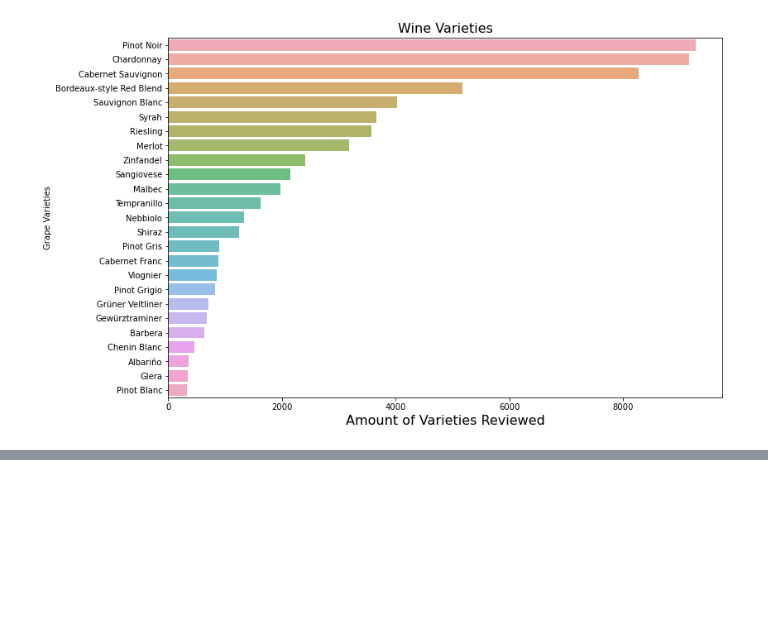
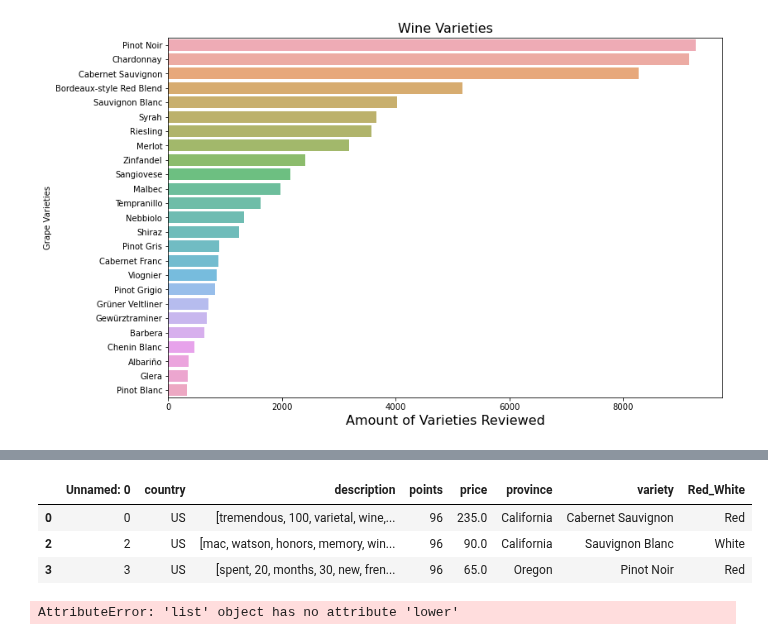
Before and after one commit to ascott011/Wine_Prediction, a Jupyter notebook: Capstone_2.ipynb, the cells around one changed output, grey strips where cells are left out. Cells and saved outputs as stored; diff of their text form; code cells hidden in the pictures; blank space fills up the shorter version.

```diff
--- a/Capstone_2.ipynb
+++ b/Capstone_2.ipynb
@@ -279,0 +275,34 @@ stop.update(extras)
+# %%
+#begin NLP process by making all lowercase
+# for i, words in enumerate(new_df['description']):
+#     new_df['description'][i] = words.lower()
+new_df['description'] = [words.lower() for words in new_df['description']]
+# %%
+#tokenize
+# for i,words in enumerate(new_df['description']):
+#     new_df['description'][i] = word_tokenize(words)
+
+new_df['description'] = [word_tokenize(words) for words in new_df['description']]
+# %%
+#strip punctuation
+pt = string.punctuation
+# for i,words in enumerate(new_df['description']):
+#     new_df['description'][i] = [word for word in words if not word in pt]
+
+new_df['description'] = [[word for word in words if not word in pt] for words in new_df['description']]
+# %%
+#removing stop words
+
+extras = ['red', 'white', 'Cabernet Sauvignon', 'Sauvignon Blanc', 'Pinot Noir',
+       'Chardonnay', 'Tempranillo', 'Malbec', 'Syrah', 'Sangiovese',
+       'Riesling', 'Nebbiolo', 'Pinot Gris', 'Glera', 'Viognier',
+       'Pinot Grigio', 'Cabernet Franc', 'Zinfandel', 'Barbera',
+       'Albariño', 'Bordeaux-style Red Blend', 'Gewürztraminer', 'Merlot',
+       'Grüner Veltliner', 'Pinot Blanc', 'Shiraz', 'Chenin Blanc']
+stop = set(stopwords.words('english'))
+stop.update(extras)
+
+new_df['description'] = [[token for token in words if token not in stop] for words in new_df['description']]
+
+# for i,words in enumerate(new_df['description']):
+#     new_df['description'][i] = [token for token in words if token not in stop]
@@ -280,9 +347,18 @@ stop.update(extras)
+# %%
+new_df.head(3)
+# %% [output]
+|  | Unnamed: 0 | country | description | points | price | province | variety | Red_White |
+| 0 | 0 | US | [tremendous, 100, varietal, wine,... | 96 | 235.0 | California | Cabernet Sauvignon | Red |
+| 2 | 2 | US | [mac, watson, honors, memory, win... | 96 | 90.0 | California | Sauvignon Blanc | White |
+| 3 | 3 | US | [spent, 20, months, 30, new, fren... | 96 | 65.0 | Oregon | Pinot Noir | Red |
 # %%
 vectorizer = TfidfVectorizer(lowercase=True, stop_words=stop)
 # %%
 #putting wine descriptions into a list and applying tfidfvectorizer
 desc_text = list(new_df.description)
 X = vectorizer.fit_transform(desc_text)
+# %% [output]
+AttributeError: 'list' object has no attribute 'lower'
 # %%
 #putting wine varieties into a list and applying tfidfvectorizer
 variety_text = list(new_df.variety)
```
Also changed, not shown: parts of 24 cells of this notebook.
